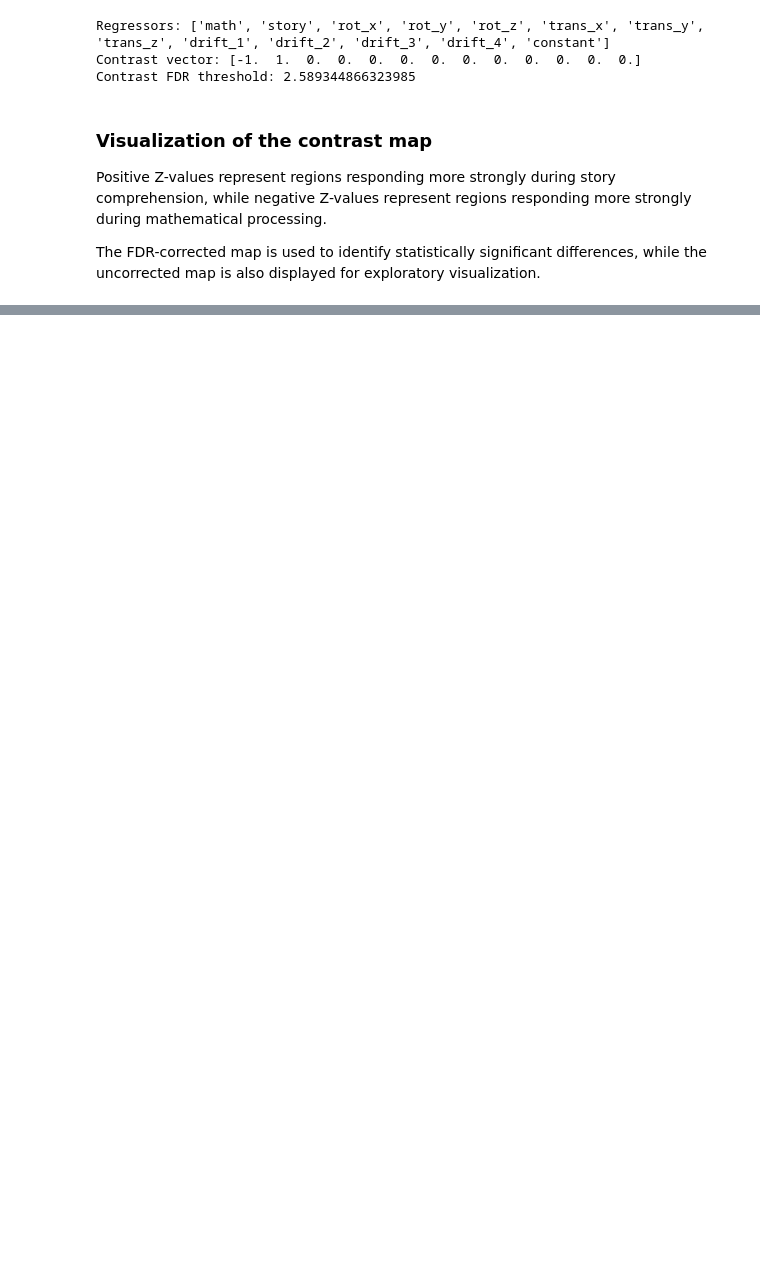
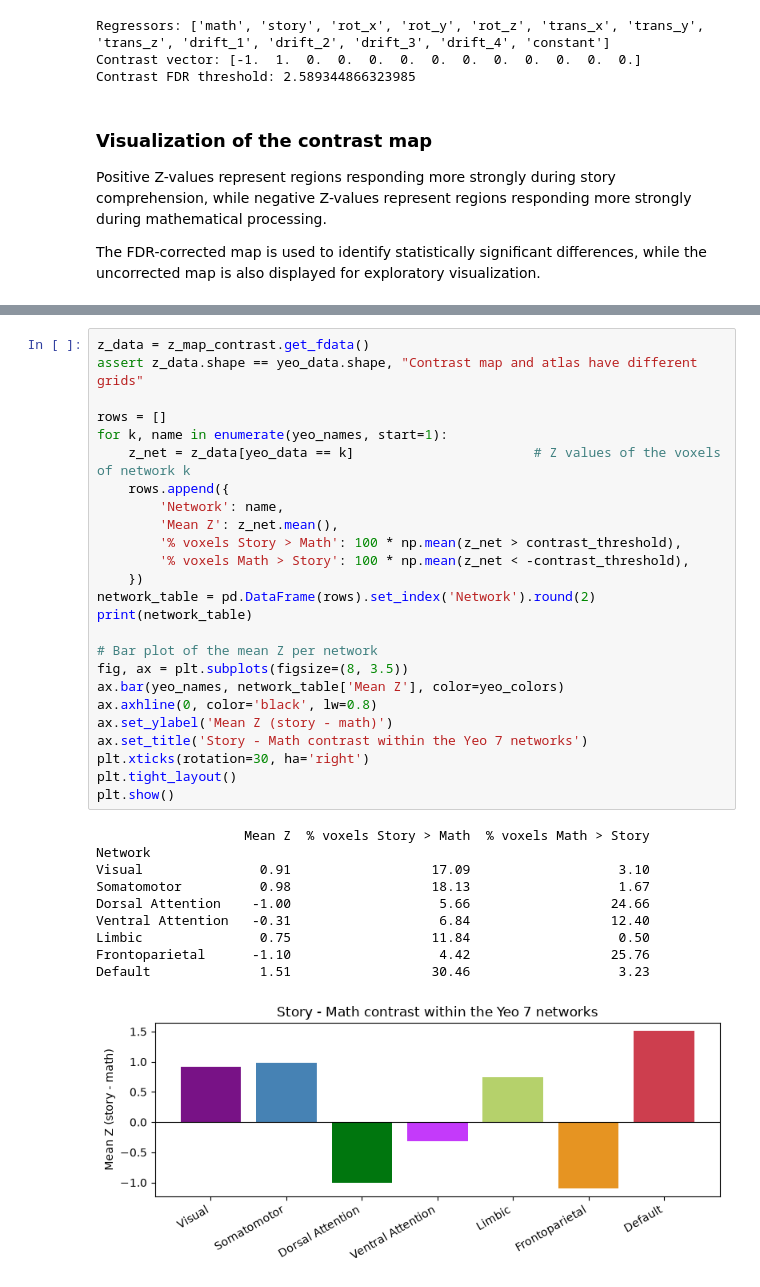
Before and after one commit to camillaberti/miniproject_nssp1, a Jupyter notebook: glm.ipynb, the cells around one changed output, grey strips where cells are left out. Cells and saved outputs as stored; diff of their text form; blank space fills up the shorter version.

```diff
--- a/glm.ipynb
+++ b/glm.ipynb
@@ -463,0 +532,36 @@ The spatial distribution of significant positive and negative clusters suggests
+# %%
+z_data = z_map_contrast.get_fdata()
+assert z_data.shape == yeo_data.shape, "Contrast map and atlas have different grids"
+
+rows = []
+for k, name in enumerate(yeo_names, start=1):
+    z_net = z_data[yeo_data == k]                       # Z values of the voxels of network k
+    rows.append({
+        'Network': name,
+        'Mean Z': z_net.mean(),
+        '% voxels Story > Math': 100 * np.mean(z_net > contrast_threshold),
+        '% voxels Math > Story': 100 * np.mean(z_net < -contrast_threshold),
+    })
+network_table = pd.DataFrame(rows).set_index('Network').round(2)
+print(network_table)
+
+# Bar plot of the mean Z per network
+fig, ax = plt.subplots(figsize=(8, 3.5))
+ax.bar(yeo_names, network_table['Mean Z'], color=yeo_colors)
+ax.axhline(0, color='black', lw=0.8)
+ax.set_ylabel('Mean Z (story - math)')
+ax.set_title('Story - Math contrast within the Yeo 7 networks')
+plt.xticks(rotation=30, ha='right')
+plt.tight_layout()
+plt.show()
+# %% [output]
+                   Mean Z  % voxels Story > Math  % voxels Math > Story
+Network
+Visual               0.91                  17.09                   3.10
+Somatomotor          0.98                  18.13                   1.67
+Dorsal Attention    -1.00                   5.66                  24.66
+Ventral Attention   -0.31                   6.84                  12.40
+Limbic               0.75                  11.84                   0.50
+Frontoparietal      -1.10                   4.42                  25.76
+Default              1.51                  30.46                   3.23
+[figure, added]
```
Also changed, not shown: parts of 13 cells of this notebook.
